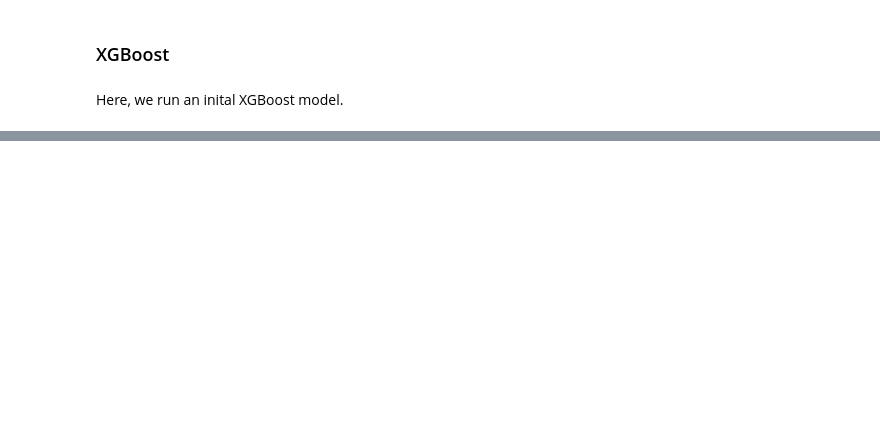
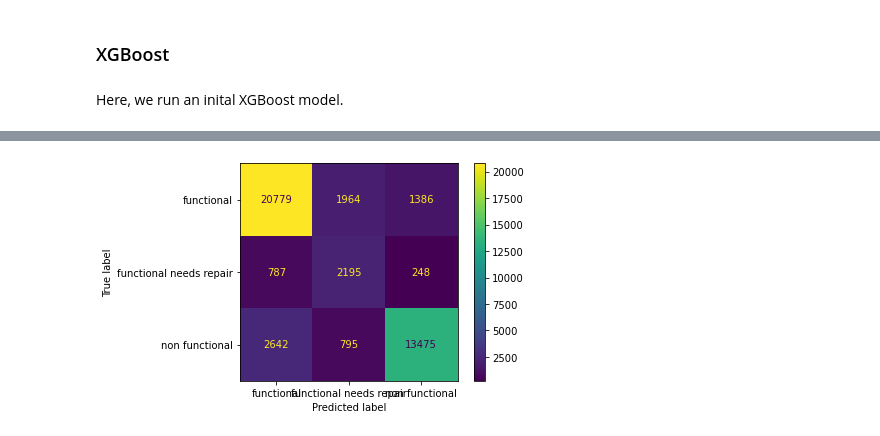
Before and after one commit to learn-co-curriculum/dsc-phase-3-project-v2-3, a Jupyter notebook: modeling_notebook.ipynb, the cells around one changed output, grey strips where cells are left out. Drawn from its saved outputs; the diff is of its cells as text; code cells hidden in the pictures; blank space fills up the shorter version.

Commit message:
completed XGBoost and Stack2 models in notebook. Completed count chart for functionality.

```diff
--- a/modeling_notebook.ipynb
+++ b/modeling_notebook.ipynb
@@ -575,0 +667,6 @@ y_train.shape
+# %%
+grid_XGB = GridSearchCV(XGB_pipe, param_grid=paramsXGB, cv=5, verbose=3, n_jobs=-1)
+
+#Fit grid search object to our training data to check the hyper parameters
+# %%
+grid_XGB.fit(X_train, y_train)
@@ -575,0 +748,7 @@ y_train.shape
+# %%
+XGB_pipe2 = ImPipeline(steps=[('CT', CT),
+                           ('sm', subpipe_smote),
+                            ('XGB', XGBClassifier(gamma=.1, learning_rate=.2, max_depth=9,
+                                                 min_child_weight=1, subsample=.75))])
+# %%
+XGB_pipe2.fit(X_train, y_train)
@@ -575,0 +799,4 @@ y_train.shape
+# %%
+plot_confusion_matrix(XGB_pipe2, X_train, y_train);
+# %% [output]
+[figure, added]
```
Also changed, not shown: parts of 87 cells of this notebook, 1 other file.
